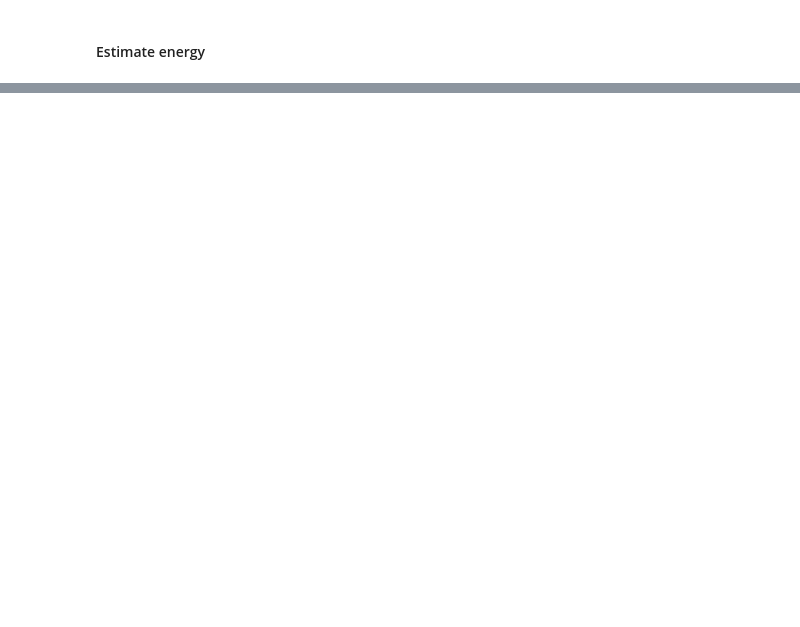
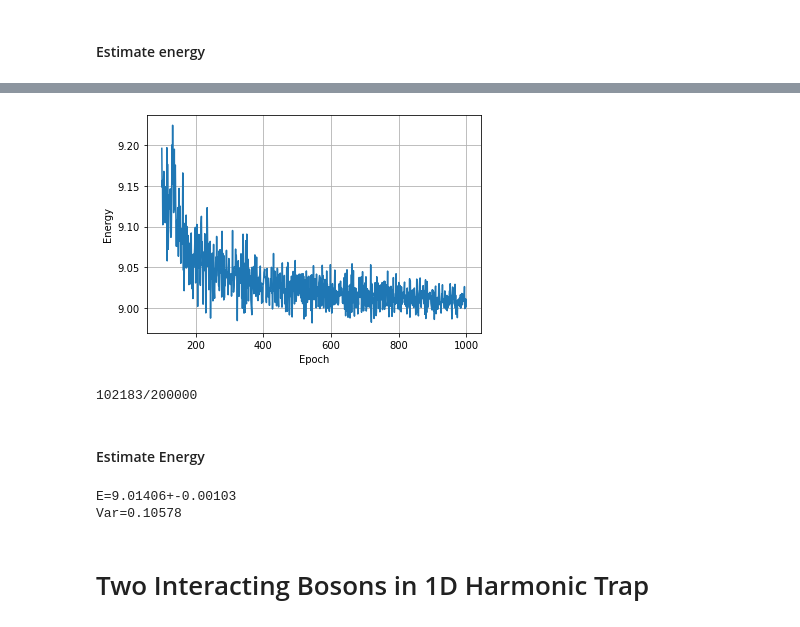
Before and after one commit to KristianWold/FYS4411, a Jupyter notebook: Project2/Autoregressive RNN Bosons.ipynb, the cells around one changed output, grey strips where cells are left out. Saved outputs shown, nothing was run; the diff lists cells and outputs as text; code cells hidden in the pictures; blank space fills up the shorter version.

```diff
--- a/Project2/Autoregressive RNN Bosons.ipynb
+++ b/Project2/Autoregressive RNN Bosons.ipynb
@@ -209,0 +287,14 @@ tf.Tensor(1.203119407187489, shape=(), dtype=float64)
+# %%
+N = 100000
+system.Ansatz.hidden_reset(N)
+x = []
+
+for i in range(system.num_part):
+    x.append(system.Sampler(N)[0])
+    system.Ansatz.rnn_forward(x[-1])
+
+x = tf.concat(x, axis=1)
+E, _, E_L = loss(system, x)
+
+E2 = tf.math.reduce_mean(E_L**2)
+Var = E2 - E**2
@@ -209,0 +309,21 @@ tf.Tensor(1.203119407187489, shape=(), dtype=float64)
+# %%
+tf.random.set_seed(42)
+np.random.seed(42)
+
+ansatz = Ansatz(nodes = (32, 32), hidden_units=5)
+external = HarmonicOsc(omega=1)
+internal = Coulomb(alpha=0, beta=0)
+sampler = Metropolis(step_length=1, steps=20)
+
+system = System(num_part = 6,
+                 dim = 3,
+                 Ansatz=ansatz,
+                 External=external,
+                 Internal=internal,
+                 Sampler=sampler
+                 )
+# %%
+num_epochs = 1000
+batch_size = 1000
+
+energy = train(system, num_epochs, batch_size, optimizer, verbose = True)
@@ -209,0 +341,17 @@ tf.Tensor(1.203119407187489, shape=(), dtype=float64)
+# %%
+epochs = [i for i in range(num_epochs)]
+plt.plot(epochs[100:], energy[100:])
+plt.xlabel("Epoch")
+plt.ylabel("Energy")
+plt.grid()
+plt.show()
+# %% [output]
+[figure, added]
+# %%
+N = 10000
+system.Ansatz.hidden_reset(N)
+print(f"{system.Sampler(N)[1]}/{20*N}")
+# %% [output]
+102183/200000
+# %% [markdown]
+#### Estimate Energy
@@ -209,0 +372,8 @@ tf.Tensor(1.203119407187489, shape=(), dtype=float64)
+# %%
+print(f"E={E:.5f}+-{np.sqrt(Var/N):.5f}")
+print(f"Var={Var:.5f}")
+# %% [output]
+E=9.01406+-0.00103
+Var=0.10578
+# %% [markdown]
+# Two Interacting Bosons in 1D Harmonic Trap
```
Also changed, not shown: parts of 58 cells of this notebook, 1 other file.
